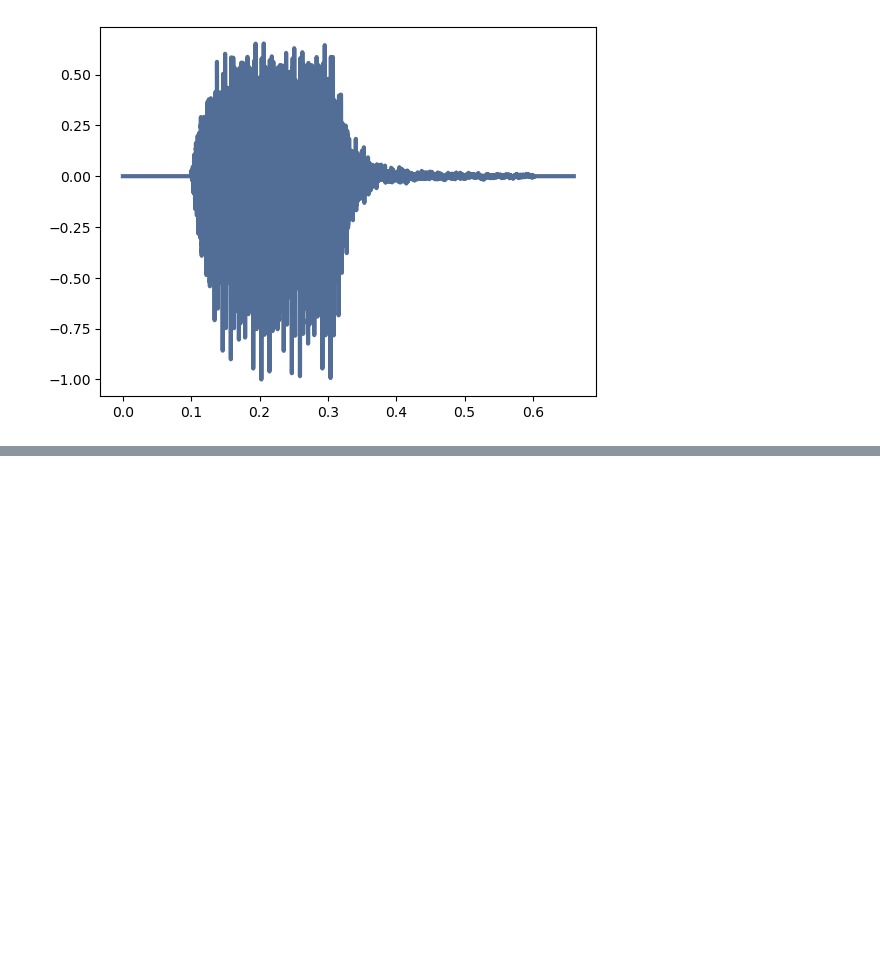
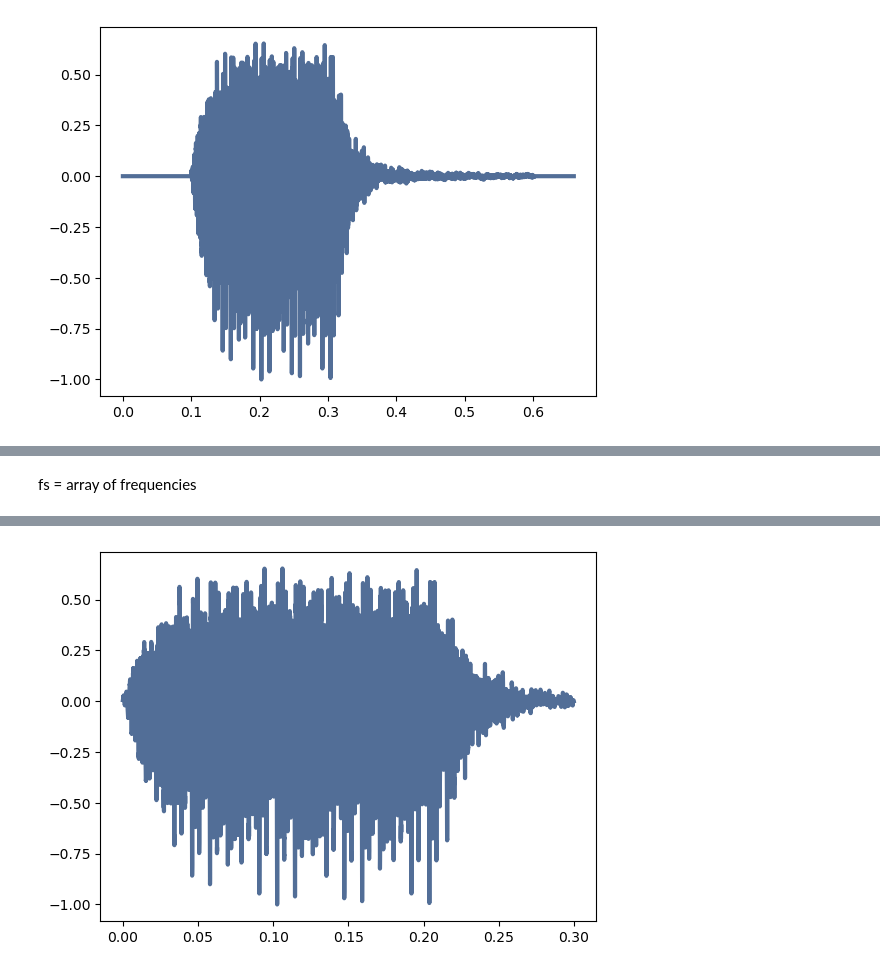
Before and after one commit to YUFOHON/sound, a Jupyter notebook: project.ipynb, the cells around one changed output, grey strips where cells are left out. Cells and saved outputs as stored; diff of their text form; code cells hidden in the pictures; blank space fills up the shorter version.

```diff
--- a/project.ipynb
+++ b/project.ipynb
@@ -31,0 +35,8 @@ sp.plot(high=1000,shading='autp')
+# %% [markdown]
+fs = array of frequencies
+# %%
+new_spectrum = thinkdsp.Spectrum(fs=spectrum.fs, hs=spectrum.hs, framerate=spectrum.framerate)
+wave = new_spectrum.make_wave()
+wave.plot()
+wave.make_audio()
+# %% [output]
@@ -31,0 +44 @@ sp.plot(high=1000,shading='autp')
+[figure, added]
```
Also changed, not shown: parts of 9 cells of this notebook, 1 other file.
